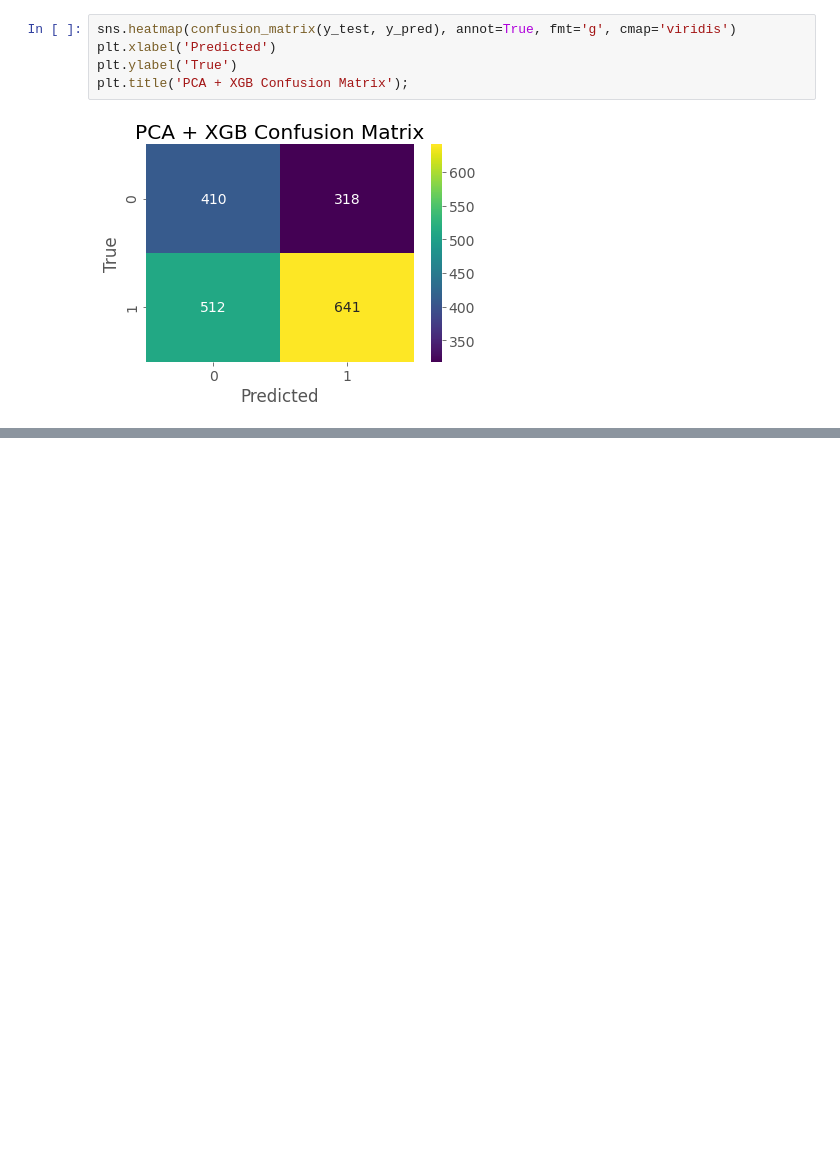
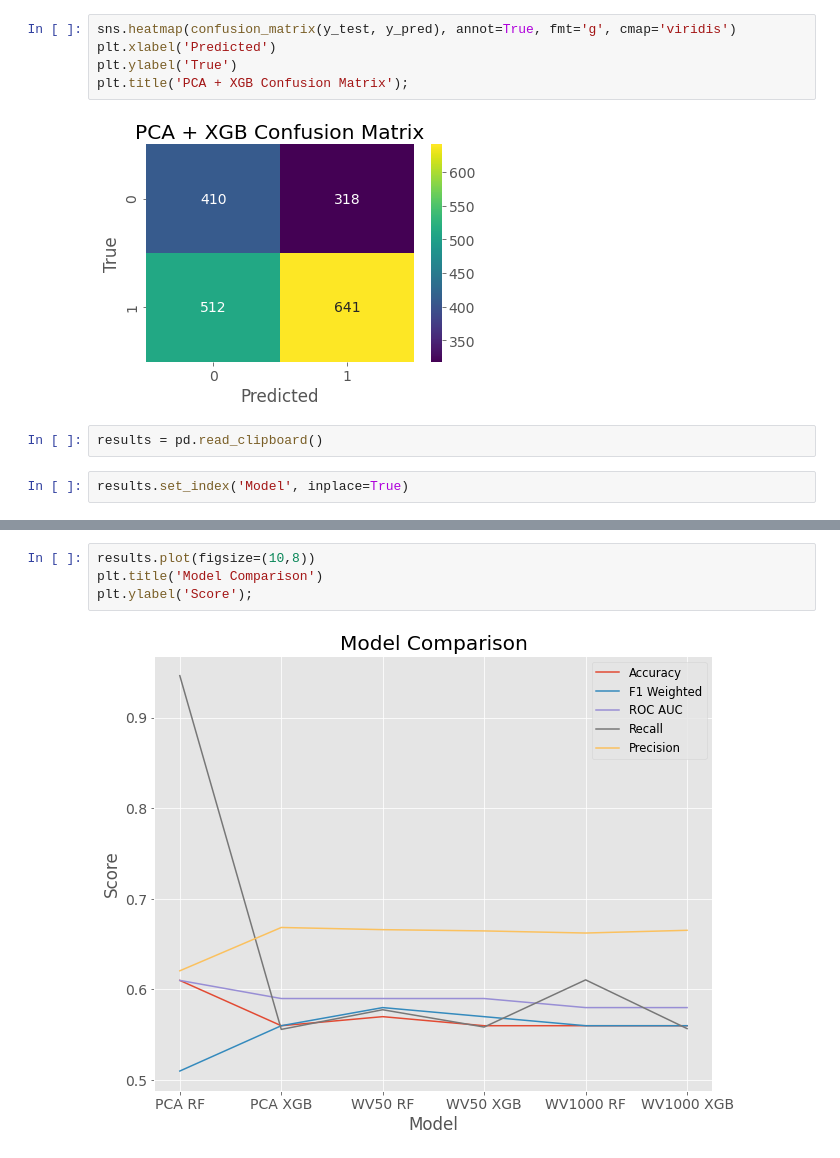
Before and after one commit to mdubatto/capstone2, a Jupyter notebook: src/Untitled.ipynb, the cells around one changed output, grey strips where cells are left out. Cells and saved outputs as stored; diff of their text form; blank space fills up the shorter version.

```diff
--- a/src/Untitled.ipynb
+++ b/src/Untitled.ipynb
@@ -223,3 +223,7 @@ plt.ylabel('True')
 plt.title('PCA + XGB Confusion Matrix');
 # %% [output]
 [figure]
+# %%
+results = pd.read_clipboard()
+# %%
+results.set_index('Model', inplace=True)
@@ -225,0 +241,6 @@ plt.title('PCA + XGB Confusion Matrix');
+# %%
+results.plot(figsize=(10,8))
+plt.title('Model Comparison')
+plt.ylabel('Score');
+# %% [output]
+[figure, added]
```
Also changed, not shown: parts of 1 cell of this notebook, 3 other files.
